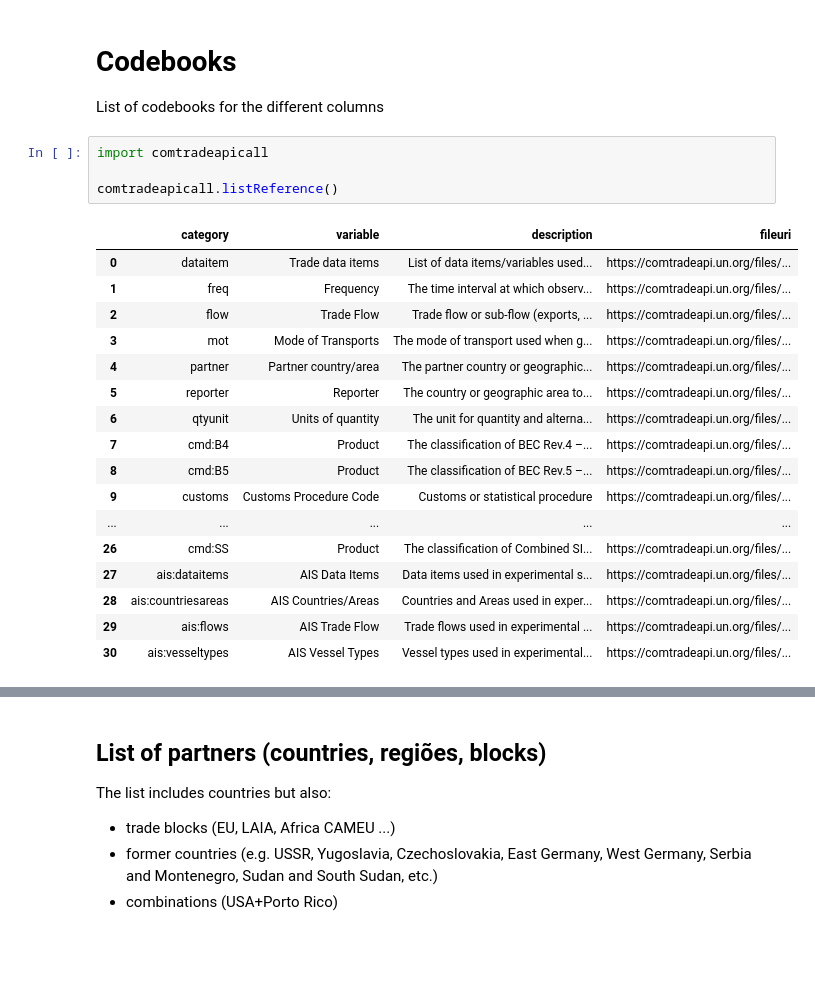
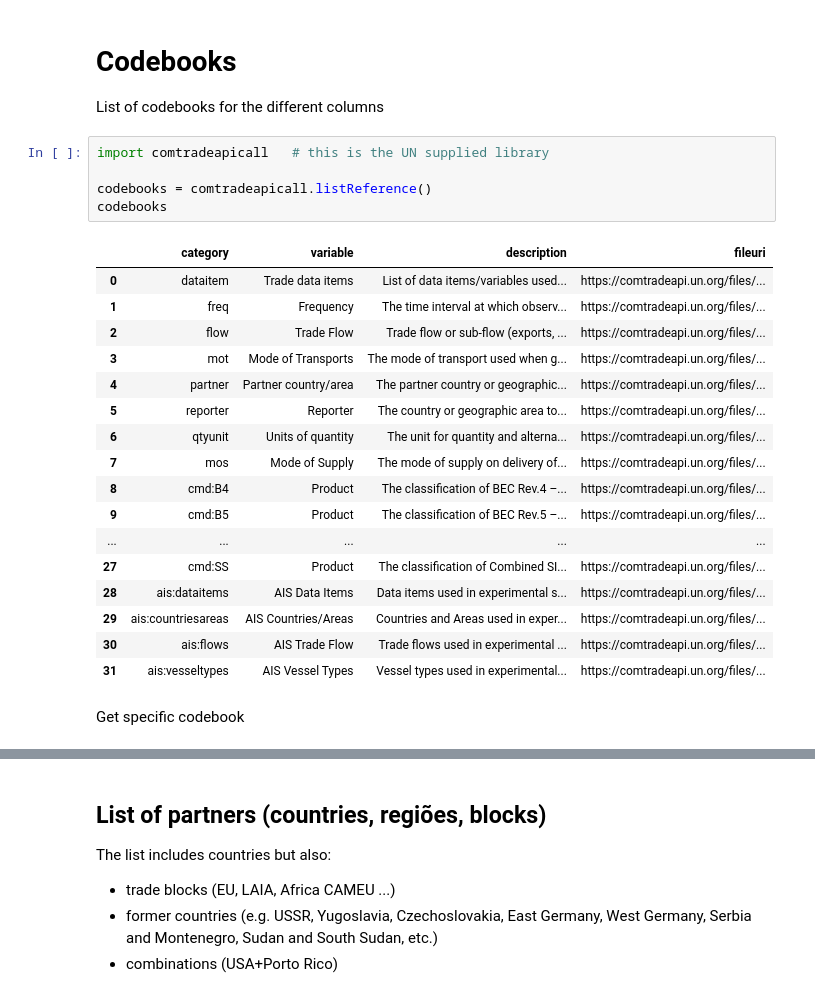
Before and after one commit to joaquimrcarvalho/cipf-comtrade, a Jupyter notebook: comtrade-api.ipynb, the cells around one changed output, grey strips where cells are left out. Cells and saved outputs as stored; diff of their text form; blank space fills up the shorter version.

```diff
--- a/comtrade-api.ipynb
+++ b/comtrade-api.ipynb
@@ -131,24 +131,27 @@ array(['datasetCode', 'typeCode', 'freqCode', 'refPeriodId', 'refYear',
 
 List of codebooks for the different columns
 # %%
-import comtradeapicall
+import comtradeapicall   # this is the UN supplied library
 
-comtradeapicall.listReference()
+codebooks = comtradeapicall.listReference()
+codebooks
 # %% [output]
 |  | category | variable | description | fileuri |
 | 0 | dataitem | Trade data items | List of data items/variables used... | https://comtradeapi.un.org/files/... |
 | 1 | freq | Frequency | The time interval at which observ... | https://comtradeapi.un.org/files/... |
 | 2 | flow | Trade Flow | Trade flow or sub-flow (exports, ... | https://comtradeapi.un.org/files/... |
 | 3 | mot | Mode of Transports | The mode of transport used when g... | https://comtradeapi.un.org/files/... |
 | 4 | partner | Partner country/area | The partner country or geographic... | https://comtradeapi.un.org/files/... |
 | 5 | reporter | Reporter | The country or geographic area to... | https://comtradeapi.un.org/files/... |
 | 6 | qtyunit | Units of quantity | The unit for quantity and alterna... | https://comtradeapi.un.org/files/... |
-| 7 | cmd:B4 | Product | The classification of BEC Rev.4 –... | https://comtradeapi.un.org/files/... |
-| 8 | cmd:B5 | Product | The classification of BEC Rev.5 –... | https://comtradeapi.un.org/files/... |
-| 9 | customs | Customs Procedure Code | Customs or statistical procedure | https://comtradeapi.un.org/files/... |
+| 7 | mos | Mode of Supply | The mode of supply on delivery of... | https://comtradeapi.un.org/files/... |
+| 8 | cmd:B4 | Product | The classification of BEC Rev.4 –... | https://comtradeapi.un.org/files/... |
+| 9 | cmd:B5 | Product | The classification of BEC Rev.5 –... | https://comtradeapi.un.org/files/... |
 | ... | ... | ... | ... | ... |
-| 26 | cmd:SS | Product | The classification of Combined SI... | https://comtradeapi.un.org/files/... |
-| 27 | ais:dataitems | AIS Data Items | Data items used in experimental s... | https://comtradeapi.un.org/files/... |
-| 28 | ais:countriesareas | AIS Countries/Areas | Countries and Areas used in exper... | https://comtradeapi.un.org/files/... |
-| 29 | ais:flows | AIS Trade Flow | Trade flows used in experimental ... | https://comtradeapi.un.org/files/... |
-| 30 | ais:vesseltypes | AIS Vessel Types | Vessel types used in experimental... | https://comtradeapi.un.org/files/... |
+| 27 | cmd:SS | Product | The classification of Combined SI... | https://comtradeapi.un.org/files/... |
+| 28 | ais:dataitems | AIS Data Items | Data items used in experimental s... | https://comtradeapi.un.org/files/... |
+| 29 | ais:countriesareas | AIS Countries/Areas | Countries and Areas used in exper... | https://comtradeapi.un.org/files/... |
+| 30 | ais:flows | AIS Trade Flow | Trade flows used in experimental ... | https://comtradeapi.un.org/files/... |
+| 31 | ais:vesseltypes | AIS Vessel Types | Vessel types used in experimental... | https://comtradeapi.un.org/files/... |
+# %% [markdown]
+Get specific codebook
```
Also changed, not shown: parts of 30 cells of this notebook.
